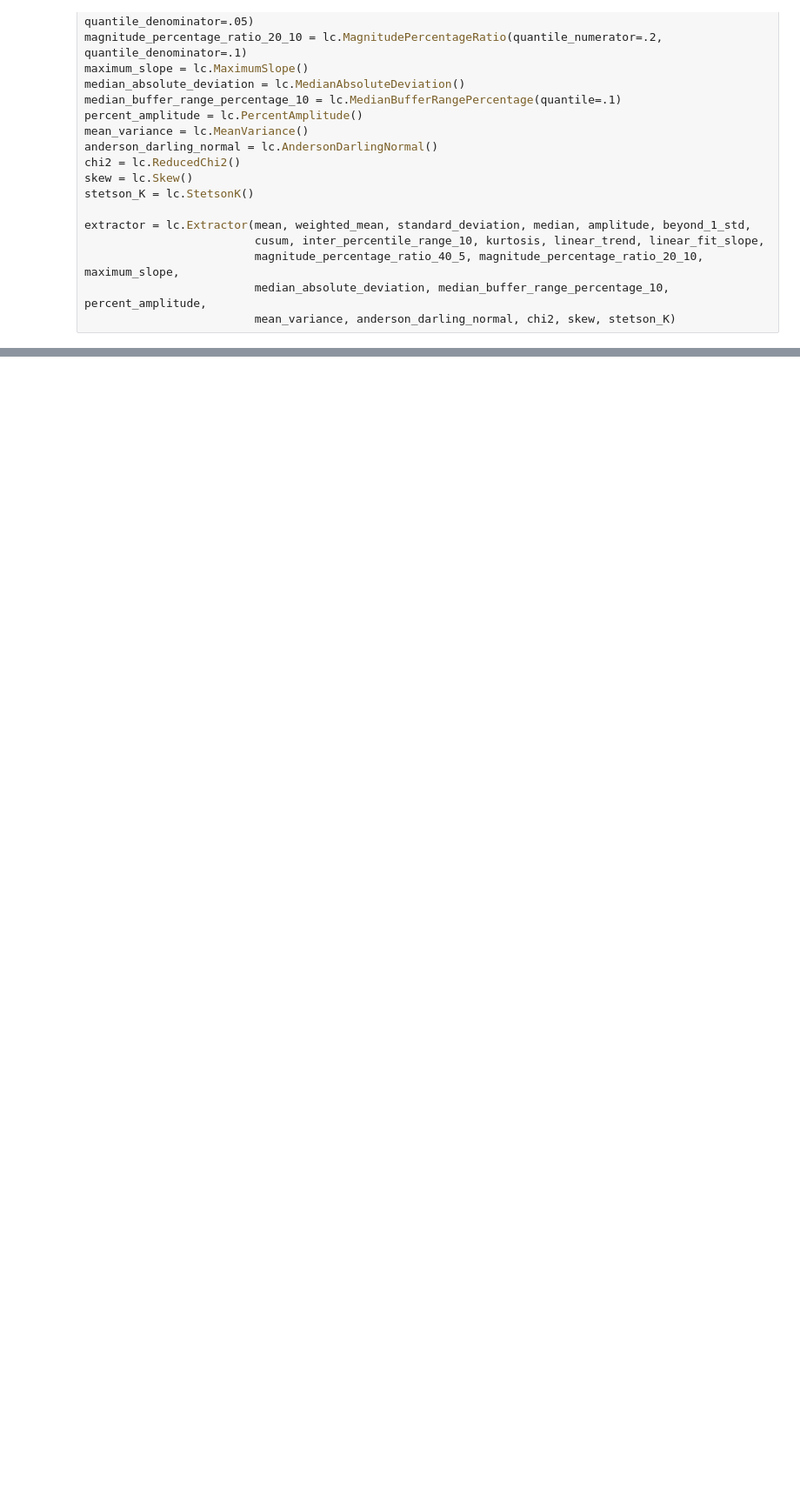
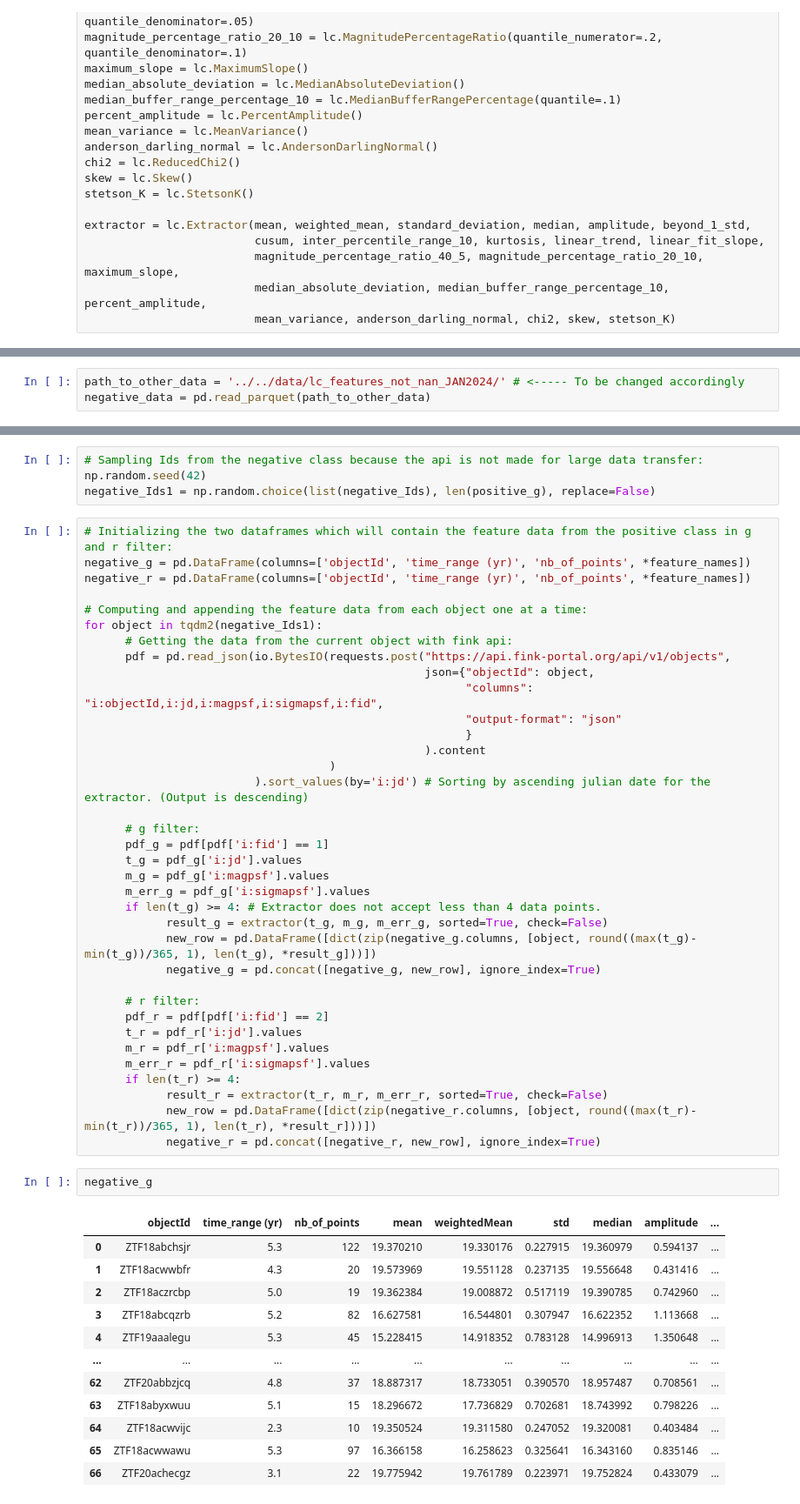
Before and after one commit to emilleishida/magnetic_cvs, a Jupyter notebook: notebooks/features_from_light_curves.ipynb, the cells around one changed output, grey strips where cells are left out. Shown: that part at 87% size. Cells and saved outputs as stored; diff of their text form; blank space fills up the shorter version.

```diff
--- a/notebooks/features_from_light_curves.ipynb
+++ b/notebooks/features_from_light_curves.ipynb
@@ -123,0 +140,3 @@ positive_r
+# %%
+path_to_other_data = '../../data/lc_features_not_nan_JAN2024/' # <----- To be changed accordingly
+negative_data = pd.read_parquet(path_to_other_data)
@@ -123,0 +147,55 @@ positive_r
+# %%
+# Sampling Ids from the negative class because the api is not made for large data transfer:
+np.random.seed(42)
+negative_Ids1 = np.random.choice(list(negative_Ids), len(positive_g), replace=False)
+# %%
+# Initializing the two dataframes which will contain the feature data from the positive class in g and r filter:
+negative_g = pd.DataFrame(columns=['objectId', 'time_range (yr)', 'nb_of_points', *feature_names])
+negative_r = pd.DataFrame(columns=['objectId', 'time_range (yr)', 'nb_of_points', *feature_names])
+
+# Computing and appending the feature data from each object one at a time:
+for object in tqdm2(negative_Ids1):
+      # Getting the data from the current object with fink api:
+      pdf = pd.read_json(io.BytesIO(requests.post("https://api.fink-portal.org/api/v1/objects",
+                                                  json={"objectId": object,
+                                                        "columns": "i:objectId,i:jd,i:magpsf,i:sigmapsf,i:fid",
+                                                        "output-format": "json"
+                                                        }
+                                                  ).content
+                                    )
+                         ).sort_values(by='i:jd') # Sorting by ascending julian date for the extractor. (Output is descending)
+
+      # g filter:
+      pdf_g = pdf[pdf['i:fid'] == 1]
+      t_g = pdf_g['i:jd'].values
+      m_g = pdf_g['i:magpsf'].values
+      m_err_g = pdf_g['i:sigmapsf'].values
+      if len(t_g) >= 4: # Extractor does not accept less than 4 data points.
+            result_g = extractor(t_g, m_g, m_err_g, sorted=True, check=False)
+            new_row = pd.DataFrame([dict(zip(negative_g.columns, [object, round((max(t_g)-min(t_g))/365, 1), len(t_g), *result_g]))])
+            negative_g = pd.concat([negative_g, new_row], ignore_index=True)
+
+      # r filter:
+      pdf_r = pdf[pdf['i:fid'] == 2]
+      t_r = pdf_r['i:jd'].values
+      m_r = pdf_r['i:magpsf'].values
+      m_err_r = pdf_r['i:sigmapsf'].values
+      if len(t_r) >= 4:
+            result_r = extractor(t_r, m_r, m_err_r, sorted=True, check=False)
+            new_row = pd.DataFrame([dict(zip(negative_r.columns, [object, round((max(t_r)-min(t_r))/365, 1), len(t_r), *result_r]))])
+            negative_r = pd.concat([negative_r, new_row], ignore_index=True)
+# %%
+negative_g
+# %% [output]
+|  | objectId | time_range (yr) | nb_of_points | mean | weightedMean | std | median | amplitude | ... |
+| 0 | ZTF18abchsjr | 5.3 | 122 | 19.370210 | 19.330176 | 0.227915 | 19.360979 | 0.594137 | ... |
+| 1 | ZTF18acwwbfr | 4.3 | 20 | 19.573969 | 19.551128 | 0.237135 | 19.556648 | 0.431416 | ... |
+| 2 | ZTF18aczrcbp | 5.0 | 19 | 19.362384 | 19.008872 | 0.517119 | 19.390785 | 0.742960 | ... |
+| 3 | ZTF18abcqzrb | 5.2 | 82 | 16.627581 | 16.544801 | 0.307947 | 16.622352 | 1.113668 | ... |
+| 4 | ZTF19aaalegu | 5.3 | 45 | 15.228415 | 14.918352 | 0.783128 | 14.996913 | 1.350648 | ... |
+| ... | ... | ... | ... | ... | ... | ... | ... | ... | ... |
+| 62 | ZTF20abbzjcq | 4.8 | 37 | 18.887317 | 18.733051 | 0.390570 | 18.957487 | 0.708561 | ... |
+| 63 | ZTF18abyxwuu | 5.1 | 15 | 18.296672 | 17.736829 | 0.702681 | 18.743992 | 0.798226 | ... |
+| 64 | ZTF18acwvijc | 2.3 | 10 | 19.350524 | 19.311580 | 0.247052 | 19.320081 | 0.403484 | ... |
+| 65 | ZTF18acwwawu | 5.3 | 97 | 16.366158 | 16.258623 | 0.325641 | 16.343160 | 0.835146 | ... |
+| 66 | ZTF20achecgz | 3.1 | 22 | 19.775942 | 19.761789 | 0.223971 | 19.752824 | 0.433079 | ... |
```
Also changed, not shown: parts of 13 cells of this notebook.
